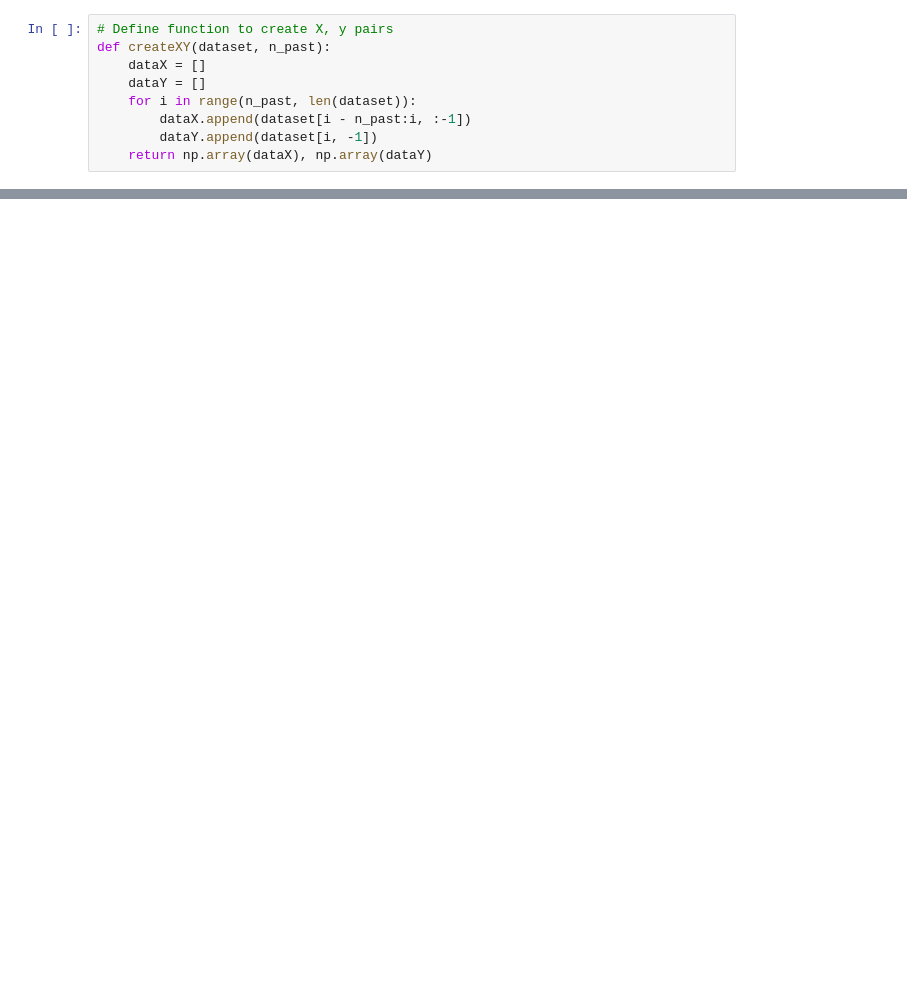
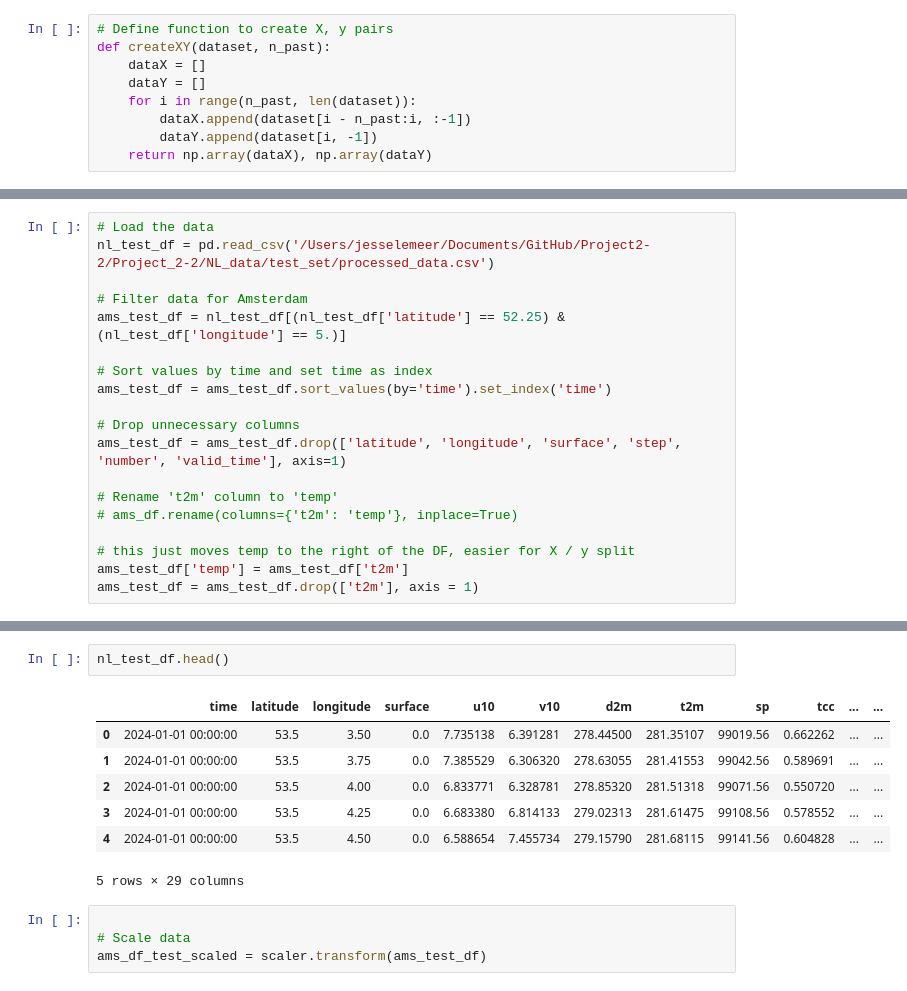
Before and after one commit to AlexaVT03/Project2-2, a Jupyter notebook: Project_2-2/Python/Linear Regression/Linear_Regression.ipynb, the cells around one changed output, grey strips where cells are left out. Cells and saved outputs as stored; diff of their text form; blank space fills up the shorter version.

```diff
--- a/Project_2-2/Python/Linear Regression/Linear_Regression.ipynb
+++ b/Project_2-2/Python/Linear Regression/Linear_Regression.ipynb
@@ -122,0 +128,19 @@ plt.show()
+# %%
+# Load the data
+nl_test_df = pd.read_csv('/Users/jesselemeer/Documents/GitHub/Project2-2/Project_2-2/NL_data/test_set/processed_data.csv')
+
+# Filter data for Amsterdam
+ams_test_df = nl_test_df[(nl_test_df['latitude'] == 52.25) & (nl_test_df['longitude'] == 5.)]
+
+# Sort values by time and set time as index
+ams_test_df = ams_test_df.sort_values(by='time').set_index('time')
+
+# Drop unnecessary columns
+ams_test_df = ams_test_df.drop(['latitude', 'longitude', 'surface', 'step', 'number', 'valid_time'], axis=1)
+
+# Rename 't2m' column to 'temp'
+# ams_df.rename(columns={'t2m': 'temp'}, inplace=True)
+
+# this just moves temp to the right of the DF, easier for X / y split
+ams_test_df['temp'] = ams_test_df['t2m']
+ams_test_df = ams_test_df.drop(['t2m'], axis = 1)
@@ -122,0 +157,14 @@ plt.show()
+# %%
+nl_test_df.head()
+# %% [output]
+|  | time | latitude | longitude | surface | u10 | v10 | d2m | t2m | sp | tcc | ... | ... |
+| 0 | 2024-01-01 00:00:00 | 53.5 | 3.50 | 0.0 | 7.735138 | 6.391281 | 278.44500 | 281.35107 | 99019.56 | 0.662262 | ... | ... |
+| 1 | 2024-01-01 00:00:00 | 53.5 | 3.75 | 0.0 | 7.385529 | 6.306320 | 278.63055 | 281.41553 | 99042.56 | 0.589691 | ... | ... |
+| 2 | 2024-01-01 00:00:00 | 53.5 | 4.00 | 0.0 | 6.833771 | 6.328781 | 278.85320 | 281.51318 | 99071.56 | 0.550720 | ... | ... |
+| 3 | 2024-01-01 00:00:00 | 53.5 | 4.25 | 0.0 | 6.683380 | 6.814133 | 279.02313 | 281.61475 | 99108.56 | 0.578552 | ... | ... |
+| 4 | 2024-01-01 00:00:00 | 53.5 | 4.50 | 0.0 | 6.588654 | 7.455734 | 279.15790 | 281.68115 | 99141.56 | 0.604828 | ... | ... |
+5 rows × 29 columns
+# %%
+
+# Scale data
+ams_df_test_scaled = scaler.transform(ams_test_df)
```
Also changed, not shown: parts of 10 cells of this notebook, 1 other file.
